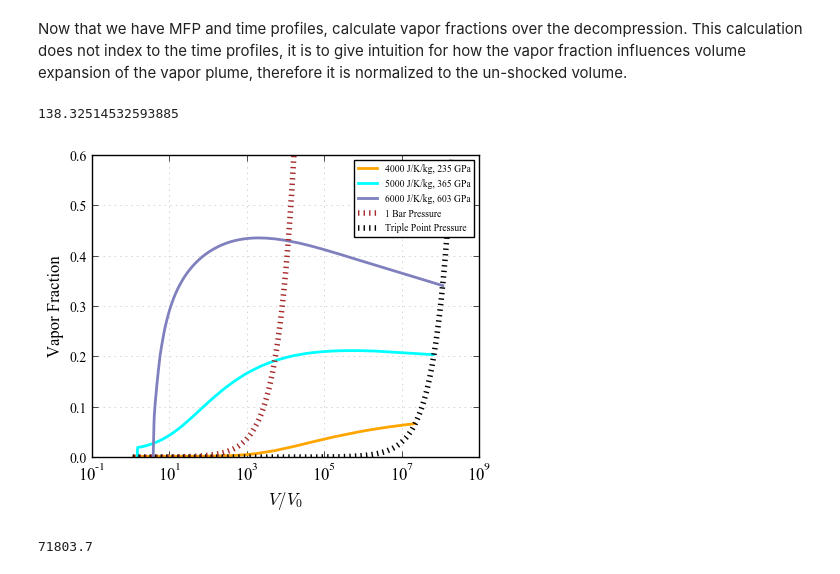
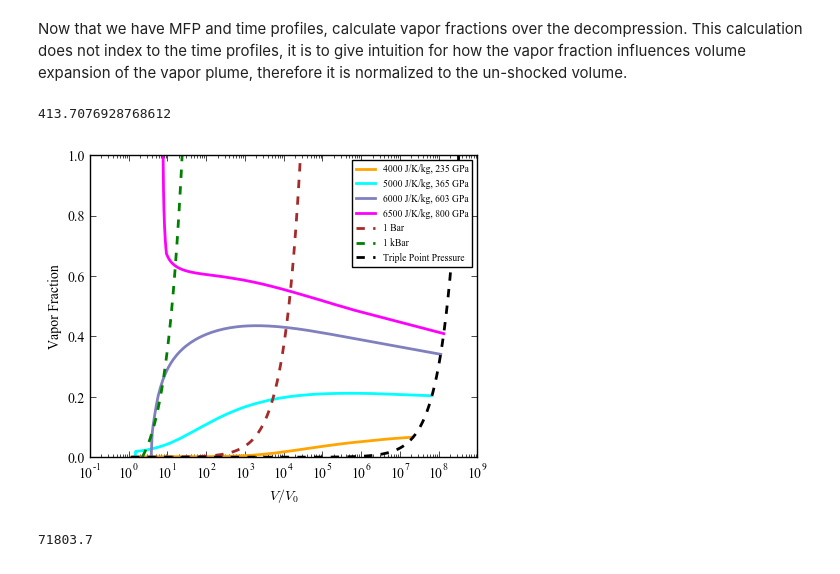
Before and after one commit to edavi006/Vapor_Plume_Expansion, a Jupyter notebook: Calculations/aneos-forsterite-2019-master/VaporPlumeExpansion.ipynb, the cells around one changed output. Cells and saved outputs as stored; diff of their text form; code cells hidden in the pictures.

```diff
--- a/Calculations/aneos-forsterite-2019-master/VaporPlumeExpansion.ipynb
+++ b/Calculations/aneos-forsterite-2019-master/VaporPlumeExpansion.ipynb
@@ -81,10 +81,10 @@ import eostable as eos
 
 ########Plot Parameters begin############3
 #These control font size in plots.
-params = {'legend.fontsize': 12,
-         'axes.labelsize': 12,
-         'axes.titlesize':12,
-         'xtick.labelsize':12,
+params = {'legend.fontsize': 10,
+         'axes.labelsize': 10,
+         'axes.titlesize':10,
+         'xtick.labelsize':10,
          'ytick.labelsize':10}
 from cycler import cycler
 plt.rcParams['axes.prop_cycle'] = cycler(color='bgrcmyk')
@@ -780,7 +809,7 @@ entropy1=3305
 entropy2=4000
 entropy3=5000 #
 entropy4=6000
-entropy5=7000
+entropy5=6500
 
 #eos index for given entropy
 #First entropy index
@@ -884,7 +913,7 @@ rho_4=rho4(Par4)
 rho_5=rho5(Par5)
 print(rho_5[0])
 # %% [output]
-138.32514532593885
+413.7076928768612
 # %%
 #Lever rule to get vapor fractions at each pressure
 
@@ -899,6 +928,15 @@ v_fr5=1-lever_fraction(entropy5,S5_l,S5_v)
 #Quick interpolators, this time for density on the dome
 rhodome_l=interpolate.interp1d(NewEOS.vc.Pl*(10**9),(NewEOS.vc.rl*1000))
 rhodome_v=interpolate.interp1d(NewEOS.vc.Pl*(10**9),(NewEOS.vc.rv*1000))
+
+S_1kb_st=S_l(100000000)
+S_1kb_end=S_v(100000000)#Get entropy on dome
+rho_1kb_st=rhodome_l(100000000)
+rho_1kb_end=rhodome_v(100000000) #get rho on the dome at pressure
+S_1kb=np.linspace(S_1kb_st,S_1kb_end,size) #Set up entropy array
+v_fr_1kb=1-lever_fraction(S_1kb,S_1kb_st,S_1kb_end) #Calc vapor frac
+V_final_1kb=(1/rho_1kb_end)*v_fr_1kb + 1/(rho_1kb_st)*(1-v_fr_1kb) #Calc volume frac
+
 
 S_at_st=S_l(100000)
 S_at_end=S_v(100000)#Get entropy on dome
@@ -919,27 +957,28 @@ V_final_tp=(1/rho_tp_end)*v_fr_tp + 1/(rho_tp_st)*(1-v_fr_tp) #Calc volume frac
 # %%
 #Plot the vapor fractions!
 plt.figure()
 plt.rc('grid',color='black', linestyle=':', linewidth=0.5,alpha=0.25)
 plt.plot((R0REF*1000)/rho_2,v_fr2,label='{} J/K/kg, 235 GPa'.format(entropy2), color="orange",linewidth=2)
 plt.plot((R0REF*1000)/rho_3,v_fr3,label='{} J/K/kg, 365 GPa'.format(entropy3), color="cyan",linewidth=2)
 plt.plot((R0REF*1000)/rho_4,v_fr4,label='{} J/K/kg, 603 GPa'.format(entropy4), color=(0.5,0.5,.75),linewidth=2)
-#plt.plot((R0REF*1000)/rho_5,v_fr5,label='{} J/K/kg, 1052 GPa'.format(entropy5), color="magenta",linewidth=2)
-plt.plot(V_final_at/(1/(R0REF*1000)),v_fr_at, color='brown', linestyle=":", linewidth=4,label='1 Bar Pressure',)
-plt.plot(V_final_tp/(1/(R0REF*1000)),v_fr_tp,label='Triple Point Pressure', color='black', linestyle=":", linewidth=4)
+plt.plot((R0REF*1000)/rho_5,v_fr5,label='{} J/K/kg, 800 GPa'.format(entropy5), color="magenta",linewidth=2)
+plt.plot(V_final_at/(1/(R0REF*1000)),v_fr_at, color='brown', linestyle="--", linewidth=2,label='1 Bar',)
+plt.plot(V_final_1kb/(1/(R0REF*1000)),v_fr_1kb, color='green', linestyle="--", linewidth=2,label='1 kBar',)
+plt.plot(V_final_tp/(1/(R0REF*1000)),v_fr_tp,label='Triple Point Pressure', color='black', linestyle="--", linewidth=2)
 plt.xlabel('$V/V_0$')
 plt.ylabel('Vapor Fraction')
 plt.xlim(10**-1,10**9)
 plt.semilogx()
-plt.ylim(0,0.6)
+plt.ylim(0,1)
 #xlocs, xlabels=plt.xticks()
 #plt.xticks(xlocs[::3])
 #ylocs, ylabels=plt.yticks()
 #plt.yticks(ylocs[::1])
 plt.legend(loc='upper right', fontsize='x-small',numpoints=1,scatterpoints=1 )
-plt.grid()
+#plt.grid()
 plt.savefig('VF_dV.pdf', format='pdf', dpi=1000)
 # %% [output]
-[figure, old version]
+[figure, new version]
 # %%
 #Set A constant Stefan Boltzmann
 
```
Also changed, not shown: parts of 17 cells of this notebook, 22 other files.
